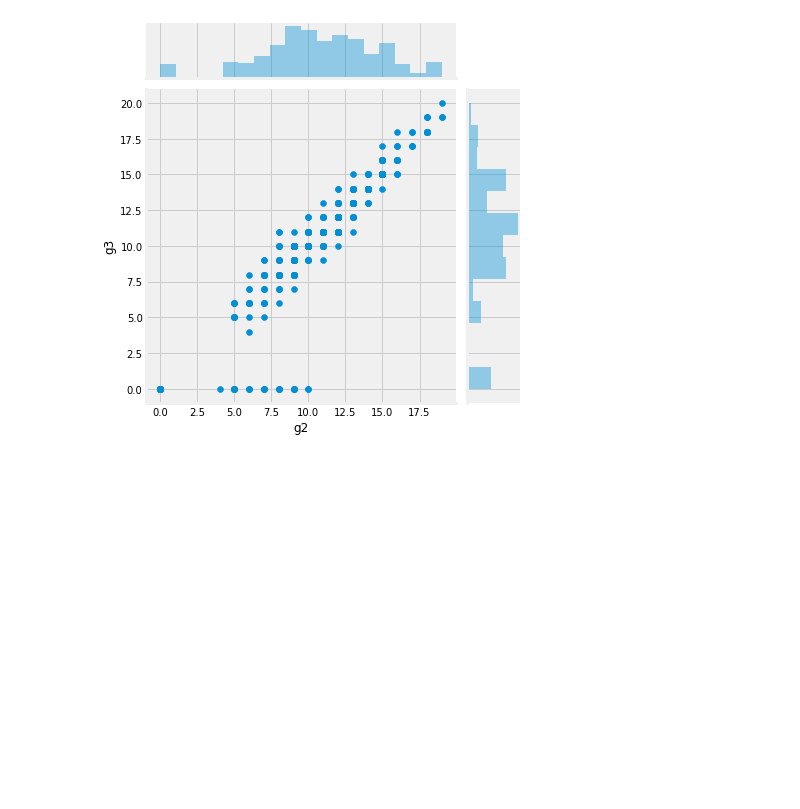
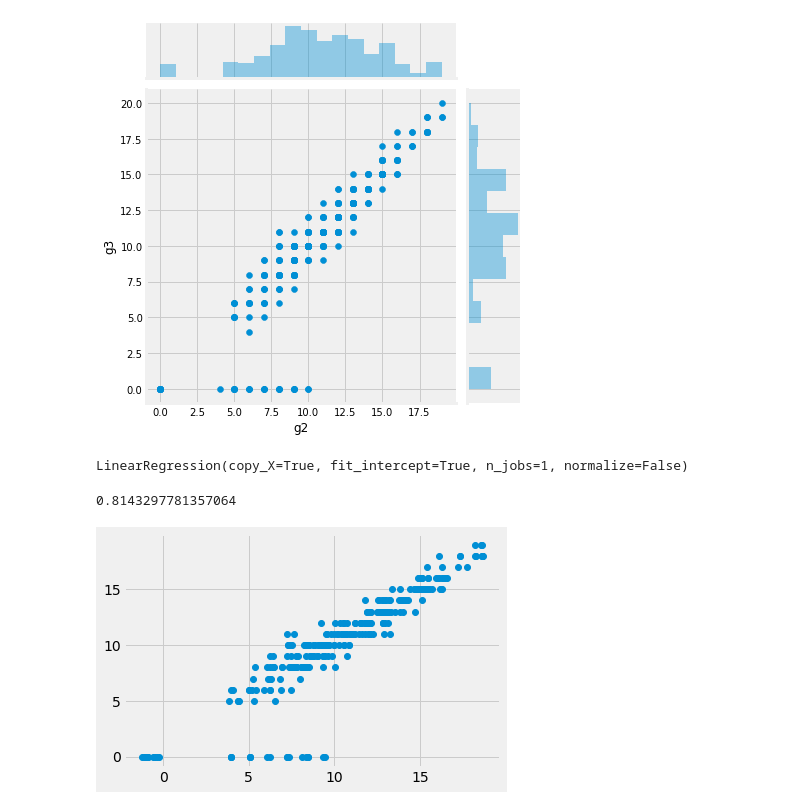
Before and after one commit to Harshill/Data-Science, a Jupyter notebook: Student-Performance.ipynb, the cells around one changed output. Cells and saved outputs as stored; diff of their text form; code cells hidden in the pictures; blank space fills up the shorter version.

```diff
--- a/Student-Performance.ipynb
+++ b/Student-Performance.ipynb
@@ -65,3 +84,21 @@ for col in ['g1', 'g2']:
 # %% [output]
 [figure]
 [figure]
+# %%
+use_cols = ['g1', 'g2']
+
+model = LinearRegression()
+model.fit(x_train[use_cols], y_train)
+# %% [output]
+LinearRegression(copy_X=True, fit_intercept=True, n_jobs=1, normalize=False)
+# %%
+model.score(x_train[use_cols], y_train)
+# %% [output]
+0.8143297781357064
+# %%
+y_train_pred = model.predict(x_train[use_cols])
+
+graph.plot(y_train_pred, y_train, 'o')
+graph.show()
+# %% [output]
+[figure, added]
```
Also changed, not shown: parts of 5 cells of this notebook, 2 other files.
